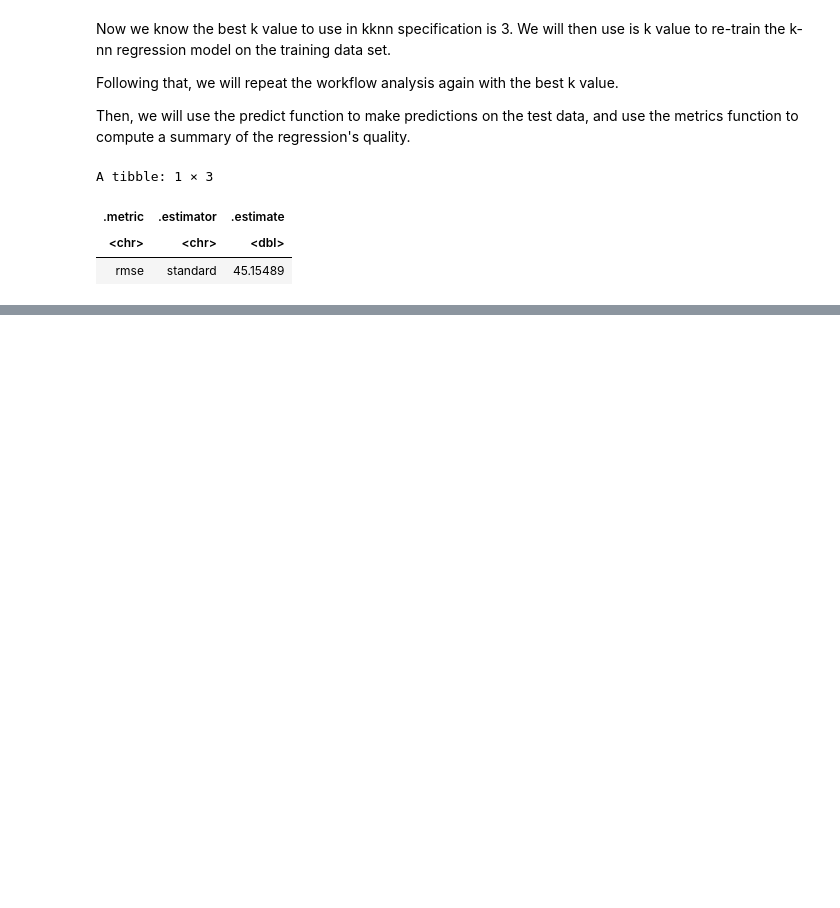
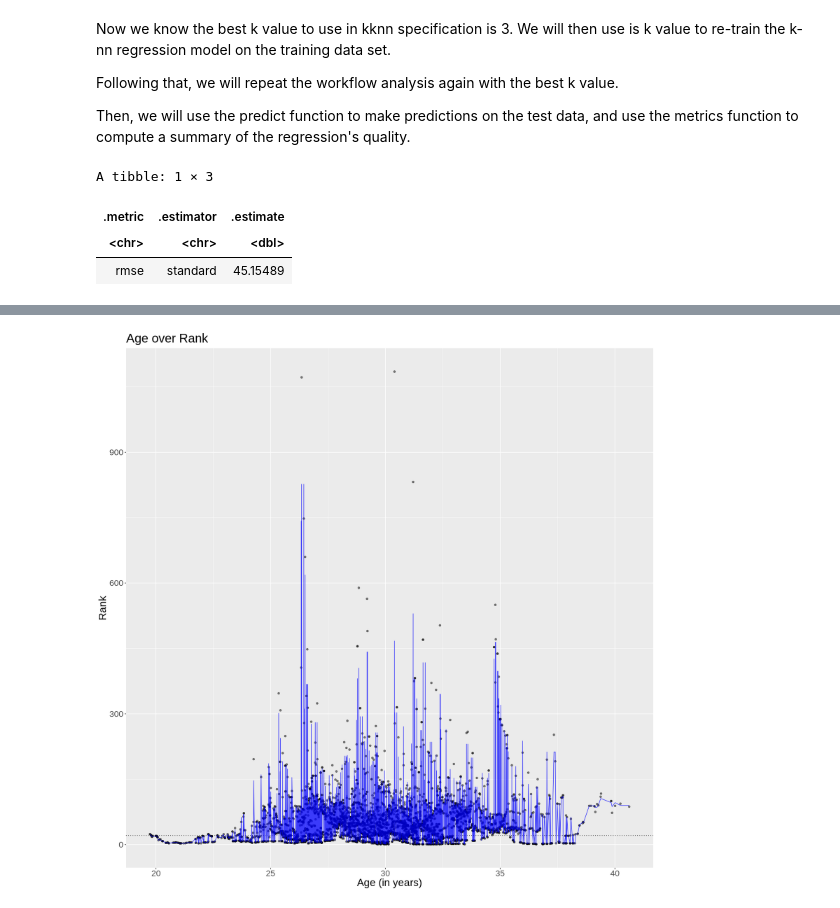
Before and after one commit to joelbonnie/ATPRankRegression, a Jupyter notebook: FinalProject.ipynb, the cells around one changed output, grey strips where cells are left out. Drawn from its saved outputs; the diff is of its cells as text; code cells hidden in the pictures; blank space fills up the shorter version.

```diff
--- a/FinalProject.ipynb
+++ b/FinalProject.ipynb
@@ -249,0 +281,17 @@ Our final model’s test error as assessed by RMSPE is 45.15489, meaning that we
+# %%
+options(repr.plot.width = 15, repr.plot.height = 15)
+
+ATP_plot2 <- ggplot(ATP_training, aes(x = age, y = rank)) +
+geom_point(alpha = 0.5) +
+geom_hline(yintercept = 21, linetype = "dotted") +
+geom_line(alpha = 0.75, data = ATP_preds,
+          mapping = aes(x = age, y = .pred),
+          color = "blue") +
+xlab("Age (in years)") +
+ylab("Rank") +
+ggtitle("Age over Rank") +
+theme(text=element_text(size=20))
+
+ATP_plot2
+# %% [output]
+[figure, added]
```
Also changed, not shown: parts of 7 cells of this notebook.
